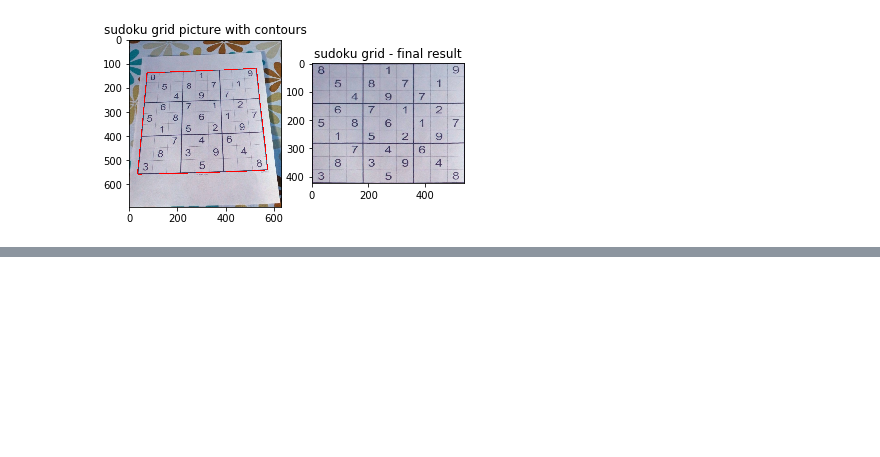
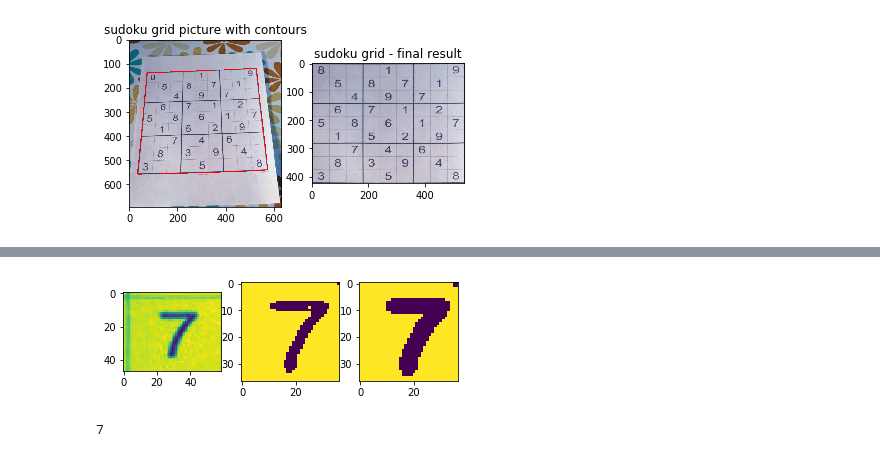
Before and after one commit to borisivnc/sudoku-game, a Jupyter notebook: notebooks/Sudoku_Grid_Extraction.ipynb, the cells around one changed output, grey strips where cells are left out. Saved outputs shown, nothing was run; the diff lists cells and outputs as text; code cells hidden in the pictures; blank space fills up the shorter version.

```diff
--- a/notebooks/Sudoku_Grid_Extraction.ipynb
+++ b/notebooks/Sudoku_Grid_Extraction.ipynb
@@ -176,0 +291,20 @@ plt.show()
+# %%
+def predict(path, plot=False):
+    img = cv2.imread(path)
+    img = cv2.cvtColor(img,cv2.COLOR_BGR2GRAY)
+    if plot:
+        plt.subplot(131), plt.imshow(img)
+    img = preprocess_image(img)
+    if plot:
+        plt.subplot(132), plt.imshow(img)
+    kernel = np.ones((3,3),np.uint8)
+    img = cv2.erode(img,kernel,iterations = 1)
+    if plot:
+        plt.subplot(133), plt.imshow(img)
+        plt.show()
+    return int(image_to_string(img, config='--psm 7 -c tessedit_char_whitelist=0123456789')[0])
+# %%
+predict('images/result_1_5.jpg', plot=True)
+# %% [output]
+[figure, added]
+7
```
Also changed, not shown: parts of 15 cells of this notebook.
